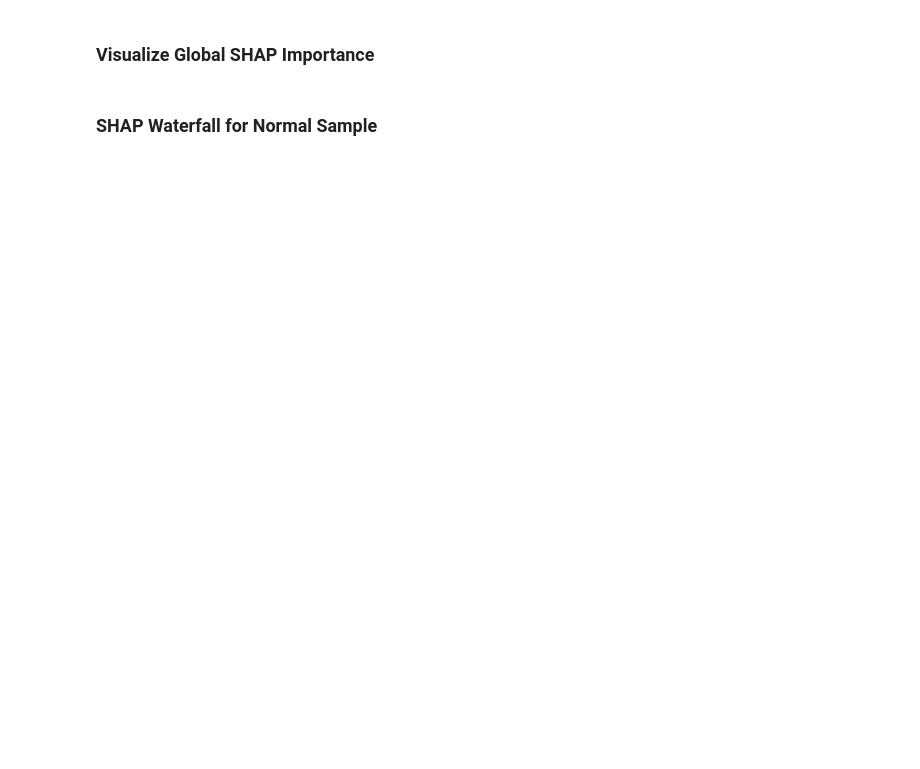
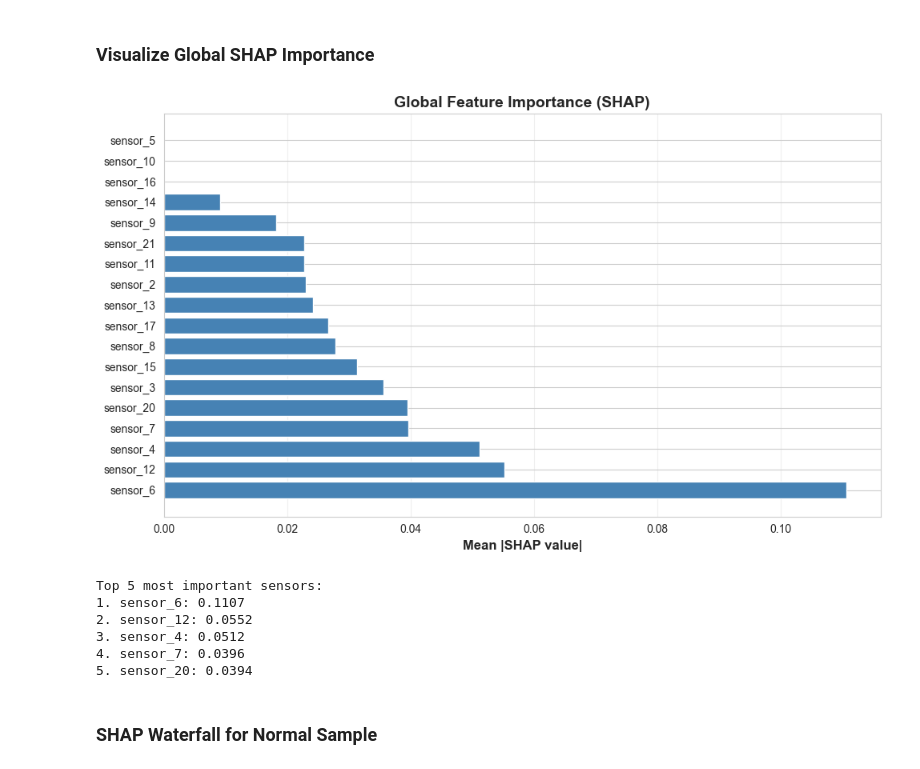
Before and after one commit to Abdel192002/TP_process_data, a Jupyter notebook: notebooks/02_explainability_analysis.ipynb, the cells around one changed output. Cells and saved outputs as stored; diff of their text form; code cells hidden in the pictures; blank space fills up the shorter version.

Commit message:
Todo 7

```diff
--- a/notebooks/02_explainability_analysis.ipynb
+++ b/notebooks/02_explainability_analysis.ipynb
@@ -299,28 +371,37 @@ print("Please complete the calculate_shap_values() function in models/explainabi
 # %%
 # Global feature importance (mean absolute SHAP value)
 if 'shap_values' in locals():
-mean_abs_shap = np.abs(shap_values).mean(axis=0)
+    mean_abs_shap = np.abs(shap_values).mean(axis=0)
 
 # Sort features by importance
-sorted_indices = np.argsort(mean_abs_shap)[::-1]
-sorted_features = [feature_names[i] for i in sorted_indices]
-sorted_importance = mean_abs_shap[sorted_indices]
+    sorted_indices = np.argsort(mean_abs_shap)[::-1]
+    sorted_features = [sensor_cols[i] for i in sorted_indices]
+    sorted_importance = mean_abs_shap[sorted_indices]
 
 # Plot
-plt.figure(figsize=(10, 6))
-plt.barh(range(len(sorted_features)), sorted_importance, color='steelblue')
-plt.yticks(range(len(sorted_features)), sorted_features)
-plt.xlabel('Mean |SHAP value|', fontweight='bold', fontsize=12)
-plt.title('Global Feature Importance (SHAP)', fontweight='bold', fontsize=14)
-plt.grid(True, alpha=0.3, axis='x')
-plt.tight_layout()
-plt.show()
+    plt.figure(figsize=(10, 6))
+    plt.barh(range(len(sorted_features)), sorted_importance, color='steelblue')
+    plt.yticks(range(len(sorted_features)), sorted_features)
+    plt.xlabel('Mean |SHAP value|', fontweight='bold', fontsize=12)
+    plt.title('Global Feature Importance (SHAP)', fontweight='bold', fontsize=14)
+    plt.grid(True, alpha=0.3, axis='x')
+    plt.tight_layout()
+    plt.show()
 
-print("\nTop 5 most important sensors:")
-for i in range(5):
-print(f"{i+1}. {sorted_features[i]}: {sorted_importance[i]:.4f}")
+    print("\nTop 5 most important sensors:")
+    for i in range(5):
+        print(f"{i+1}. {sorted_features[i]}: {sorted_importance[i]:.4f}")
+
 else:
-print(" Complete TODO 2 first!")
+    print(" Complete TODO 2 first!")
+# %% [output]
+[figure, added]
+Top 5 most important sensors:
+1. sensor_6: 0.1107
+2. sensor_12: 0.0552
+3. sensor_4: 0.0512
+4. sensor_7: 0.0396
+5. sensor_20: 0.0394
 # %% [markdown]
 ### SHAP Waterfall for Normal Sample
 # %%
```
Also changed, not shown: parts of 7 cells of this notebook, 1 other file.
